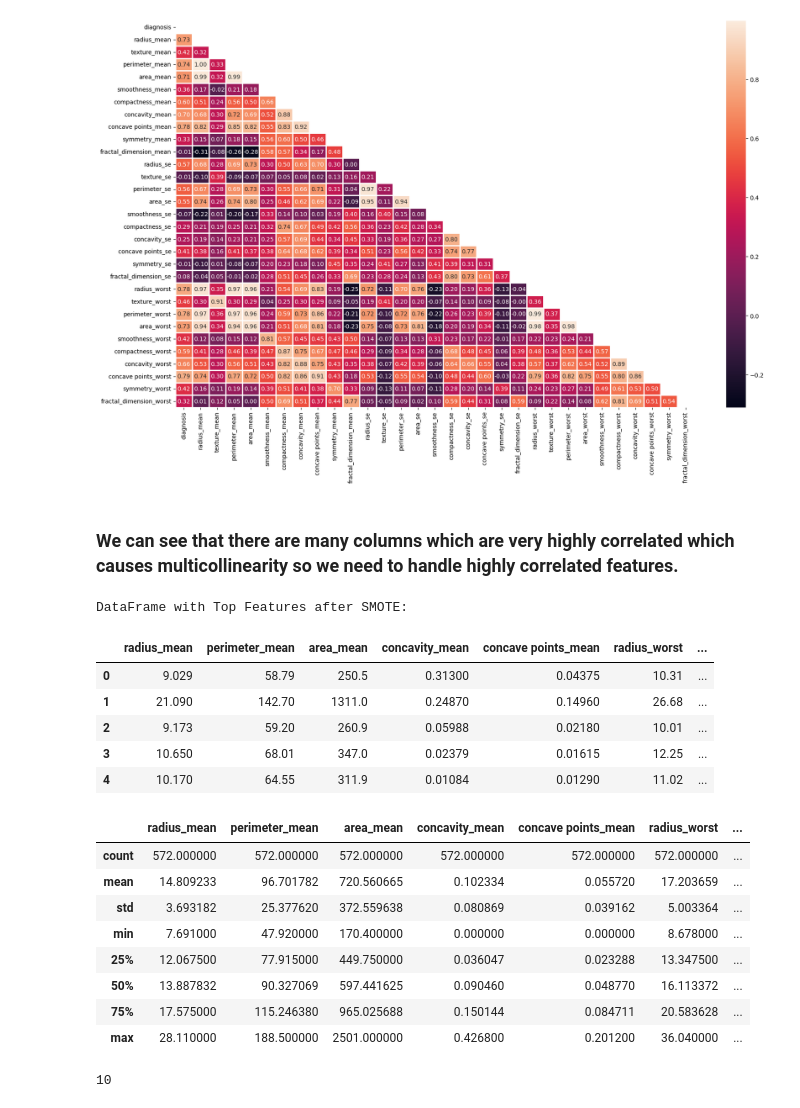
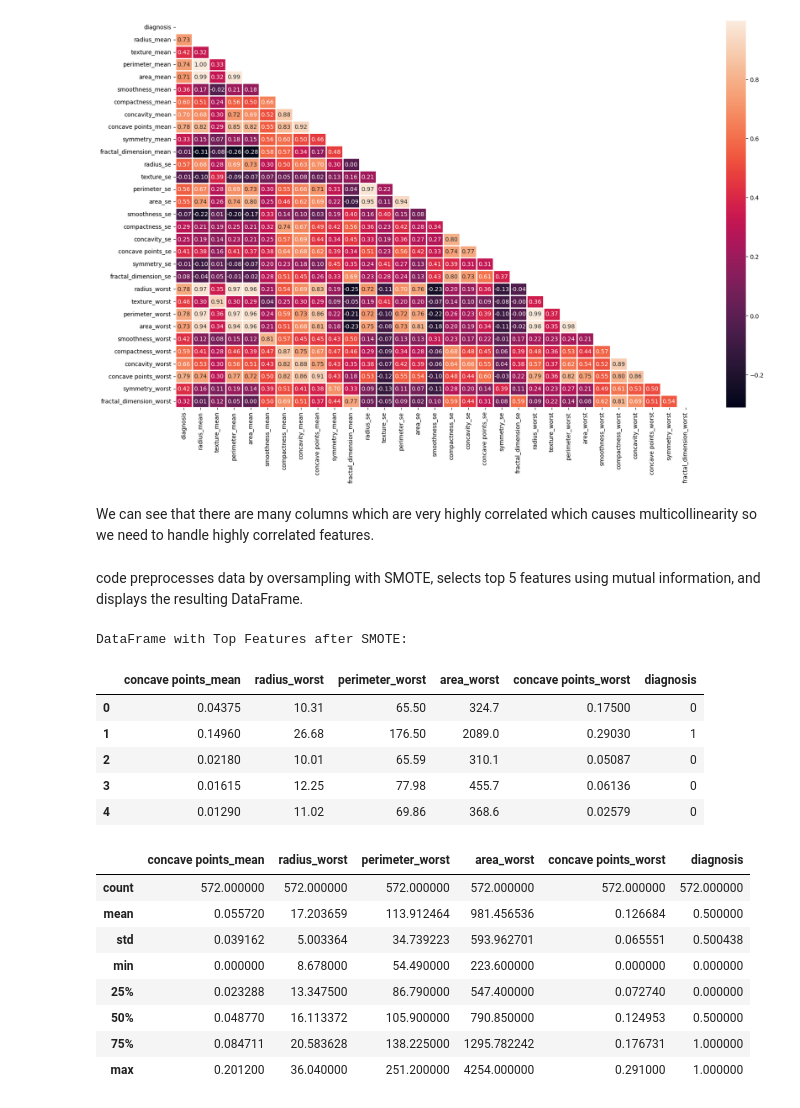
Before and after one commit to Trilokesh-Praxis-2023/Breast_Cancer_Classification, a Jupyter notebook: Breast Cancer/breast-cancer-classification.ipynb, the cells around one changed output. Cells and saved outputs as stored; diff of their text form; code cells hidden in the pictures.

```diff
--- a/Breast Cancer/breast-cancer-classification.ipynb
+++ b/Breast Cancer/breast-cancer-classification.ipynb
@@ -368,64 +198,47 @@ plt.show()
 # %% [output]
 [figure]
 # %% [markdown]
-### We can see that there are many columns which are very highly correlated which causes multicollinearity so we need to handle highly correlated features.
+We can see that there are many columns which are very highly correlated which causes multicollinearity so we need to handle highly correlated features.
+# %% [markdown]
+code preprocesses data by oversampling with SMOTE, selects top 5 features using mutual information, and displays the resulting DataFrame.
 # %%
-import pandas as pd
-from sklearn.feature_selection import SelectKBest, mutual_info_classif
-from sklearn.model_selection import train_test_split
-from imblearn.over_sampling import SMOTE
-
 target_column = 'diagnosis'
-X = df.drop(target_column, axis=1)
-y = df[target_column]
-
-# Split the data into training and testing sets
-X_train, X_test, y_train, y_test = train_test_split(X, y, test_size=0.2, random_state=42)
-
+X_train, X_test, y_train, y_test = train_test_split(df.drop(target_column, axis=1), df[target_column], test_size=0.2, random_state=42)
 # Apply SMOTE for oversampling
-smote = SMOTE(random_state=42)
-X_train_resampled, y_train_resampled = smote.fit_resample(X_train, y_train)
-
+X_train_resampled, y_train_resampled = SMOTE(random_state=42).fit_resample(X_train, y_train)
 # Select the top k features using SelectKBest and mutual information
-k_best = 9
+k_best = 5
 selector = SelectKBest(mutual_info_classif, k=k_best)
 X_train_resampled_kbest = selector.fit_transform(X_train_resampled, y_train_resampled)
 X_test_kbest = selector.transform(X_test)
-
 # Create a DataFrame with the top features and the target variable
-top_features = X.columns[selector.get_support()]  # Get the names of the top features
-df_top_features_resampled = pd.DataFrame(data=X_train_resampled_kbest, columns=top_features)
+df_top_features_resampled = pd.DataFrame(X_train_resampled_kbest, columns=X_train.columns[selector.get_support()])
 df_top_features_resampled[target_column] = y_train_resampled
-
 # Display the DataFrame with top features after SMOTE
 print("DataFrame with Top Features after SMOTE:")
 df_top_features_resampled.head()
 # %% [output]
 DataFrame with Top Features after SMOTE:
-|  | radius_mean | perimeter_mean | area_mean | concavity_mean | concave points_mean | radius_worst | ... |
-| 0 | 9.029 | 58.79 | 250.5 | 0.31300 | 0.04375 | 10.31 | ... |
-| 1 | 21.090 | 142.70 | 1311.0 | 0.24870 | 0.14960 | 26.68 | ... |
-| 2 | 9.173 | 59.20 | 260.9 | 0.05988 | 0.02180 | 10.01 | ... |
-| 3 | 10.650 | 68.01 | 347.0 | 0.02379 | 0.01615 | 12.25 | ... |
-| 4 | 10.170 | 64.55 | 311.9 | 0.01084 | 0.01290 | 11.02 | ... |
+|  | concave points_mean | radius_worst | perimeter_worst | area_worst | concave points_worst | diagnosis |
+| 0 | 0.04375 | 10.31 | 65.50 | 324.7 | 0.17500 | 0 |
+| 1 | 0.14960 | 26.68 | 176.50 | 2089.0 | 0.29030 | 1 |
+| 2 | 0.02180 | 10.01 | 65.59 | 310.1 | 0.05087 | 0 |
+| 3 | 0.01615 | 12.25 | 77.98 | 455.7 | 0.06136 | 0 |
+| 4 | 0.01290 | 11.02 | 69.86 | 368.6 | 0.02579 | 0 |
 # %%
 df_top_features_resampled.describe()
 # %% [output]
-|  | radius_mean | perimeter_mean | area_mean | concavity_mean | concave points_mean | radius_worst | ... |
-| count | 572.000000 | 572.000000 | 572.000000 | 572.000000 | 572.000000 | 572.000000 | ... |
-| mean | 14.809233 | 96.701782 | 720.560665 | 0.102334 | 0.055720 | 17.203659 | ... |
-| std | 3.693182 | 25.377620 | 372.559638 | 0.080869 | 0.039162 | 5.003364 | ... |
-| min | 7.691000 | 47.920000 | 170.400000 | 0.000000 | 0.000000 | 8.678000 | ... |
-| 25% | 12.067500 | 77.915000 | 449.750000 | 0.036047 | 0.023288 | 13.347500 | ... |
-| 50% | 13.887832 | 90.327069 | 597.441625 | 0.090460 | 0.048770 | 16.113372 | ... |
-| 75% | 17.575000 | 115.246380 | 965.025688 | 0.150144 | 0.084711 | 20.583628 | ... |
-| max | 28.110000 | 188.500000 | 2501.000000 | 0.426800 | 0.201200 | 36.040000 | ... |
+|  | concave points_mean | radius_worst | perimeter_worst | area_worst | concave points_worst | diagnosis |
+| count | 572.000000 | 572.000000 | 572.000000 | 572.000000 | 572.000000 | 572.000000 |
+| mean | 0.055720 | 17.203659 | 113.912464 | 981.456536 | 0.126684 | 0.500000 |
+| std | 0.039162 | 5.003364 | 34.739223 | 593.962701 | 0.065551 | 0.500438 |
+| min | 0.000000 | 8.678000 | 54.490000 | 223.600000 | 0.000000 | 0.000000 |
+| 25% | 0.023288 | 13.347500 | 86.790000 | 547.400000 | 0.072740 | 0.000000 |
+| 50% | 0.048770 | 16.113372 | 105.900000 | 790.850000 | 0.124953 | 0.500000 |
+| 75% | 0.084711 | 20.583628 | 138.225000 | 1295.782242 | 0.176731 | 1.000000 |
+| max | 0.201200 | 36.040000 | 251.200000 | 4254.000000 | 0.291000 | 1.000000 |
 # %%
 df=df_top_features_resampled.copy()
-# %%
-len(df.columns)
-# %% [output]
-10
 # %%
 X = df.drop('diagnosis', axis=1)
 y = df['diagnosis']
```
Also changed, not shown: parts of 90 cells of this notebook.
